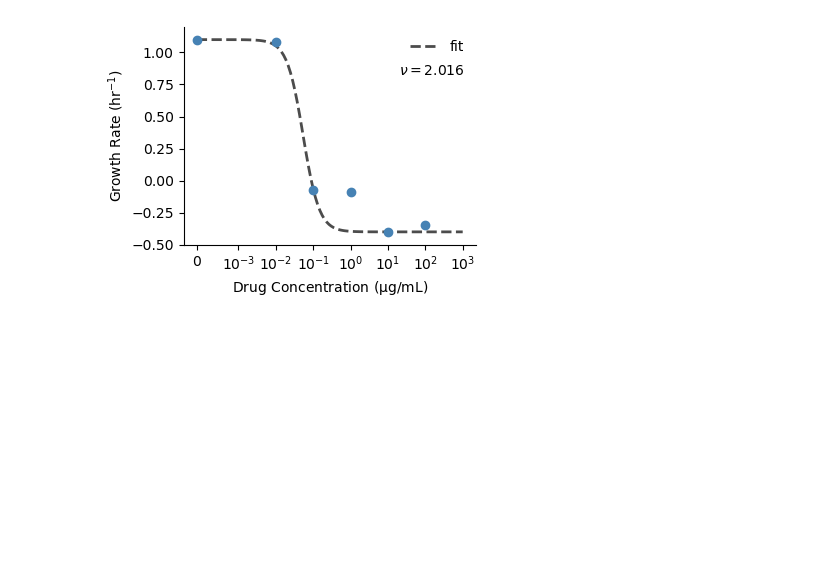
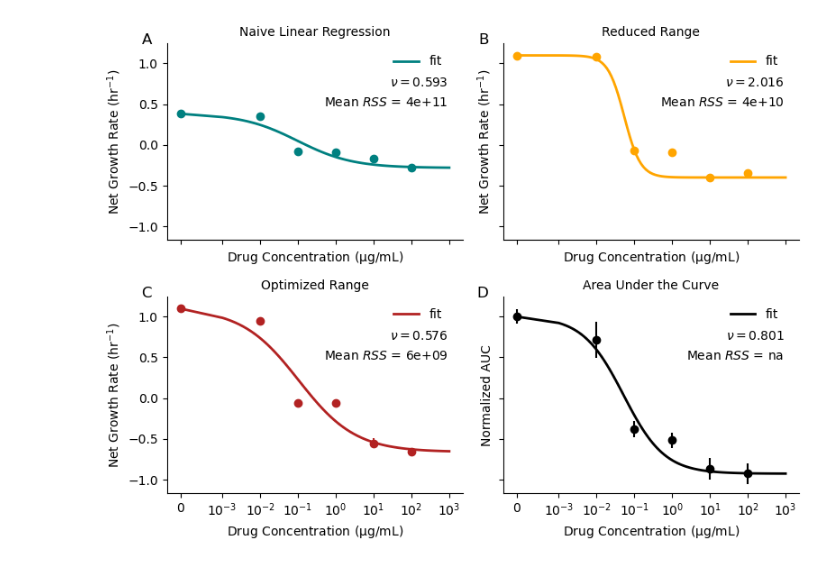
Before and after one commit to eshanking/time-kill-protocol, a Jupyter notebook: data/experiment_code/gr_est_statistical_comparison.ipynb, the cells around one changed output. Cells and saved outputs as stored; diff of their text form; code cells hidden in the pictures; blank space fills up the shorter version.

Commit message:
figure updates

```diff
--- a/data/experiment_code/gr_est_statistical_comparison.ipynb
+++ b/data/experiment_code/gr_est_statistical_comparison.ipynb
@@ -238,3 +345,22 @@ st_err
+# %%
+auc_dict = {}
+
+for key in cell_count_mean.keys():
+
+    auc_est = []
+    for i in range(n_replicates):
+        y = np.log10(cell_count_raw[key][i])
+        y = y/y[0]
+        auc_est.append(np.trapz(time,y))
+
+    dict_t = {'avg':np.mean(auc_est),'err':np.std(auc_est)}
+    auc_dict[key] = dict_t
+
+# normalize for conc = 0
+max_auc = auc_dict[0]['avg']
+for key in auc_dict.keys():
+    auc_dict[key]['mean'] = auc_dict[key]['avg']/max_auc
+    auc_dict[key]['err'] = auc_dict[key]['err']/max_auc
 # %%
 def pharmacodynamic_curve(c, gmax, gmin, mic, k):
     """pharmacodynamic model adapted from Foerster et al.
@@ -250,56 +376,79 @@ def pharmacodynamic_curve(c, gmax, gmin, mic, k):
         gmin (float): min growth rate
         mic (float): estimated minimum inhibitory concentration
         k (float): hill coefficient
     """
     g = []
     for c_t in c:
         if c_t == 0:
             g.append(gmax)
         else:
             g.append(gmax - (((gmax-gmin)*(c_t/mic)**k)/((c_t/mic)**k-(gmin/gmax))))
 
     return g
 
-fig,ax = plt.subplots(figsize=(4,3))
+fig,ax_list = plt.subplots(ncols=2,nrows=2,figsize=(8,6),sharex=True,sharey=True)
 
-gr_mean = np.array([gr_dict[key]['mean'] for key in gr_dict.keys()])*60
-err_vect = np.array([gr_dict[key]['err'] for key in gr_dict.keys()])*60
+pd_est_methods = [naive_reg_dict,naive_range_dict,lin_range_dict,auc_dict]
+titles = ['Naive Linear Regression','Reduced Range','Optimized Range','Area Under the Curve']
+ylabels = ['Net Growth Rate (hr$^{-1}$)','Net Growth Rate (hr$^{-1}$)','Net Growth Rate (hr$^{-1}$)','Normalized AUC']
+color_list = ['teal','orange','firebrick','k']
 
-ax.errorbar(gr_dict.keys(),gr_mean,yerr=err_vect,fmt='o',color='steelblue',alpha=1)
+for i,dict_t in enumerate(pd_est_methods):
 
-conc_list = np.array(list(gr_dict.keys()))
+        gr_mean = np.array([dict_t[key]['mean'] for key in dict_t.keys()])
+        err_vect = np.array([dict_t[key]['err'] for key in dict_t.keys()])
 
-gmin = np.min(gr_mean)
-gmax = np.max(gr_mean)
+        if 'std_err' in dict_t[0].keys():
+            mean_rss = np.array([dict_t[key]['std_err'] for key in dict_t.keys()])
+            mean_rss = np.mean(mean_rss)
+            mean_rss = '{:.0e}'.format(mean_rss)
+        else:
+            mean_rss = 'na'
 
-# p0 = [gmax_est,gmin_est,0.1,1]
+        ax = ax_list.flatten()[i]
 
-p0 = [1,0.1]
-popt,pcov = curve_fit(lambda x, mic,k: pharmacodynamic_curve(x,gmax,gmin,mic,k),
-                        conc_list,gr_mean,p0=p0,maxfev=100000)
+        ax.errorbar(dict_t.keys(),gr_mean,yerr=err_vect,fmt='o',color=color_list[i],alpha=1)
 
-conc_fit = np.logspace(-3,3,100)
-# append 0 to the beginning of the array
-conc_fit = np.insert(conc_fit,0,0)
-gr_fit = pharmacodynamic_curve(conc_fit,gmax,gmin,popt[0],popt[1])
+        conc_list = np.array(list(dict_t.keys()))
 
-gr_fit = np.array(gr_fit)
+        gmin = np.min(gr_mean)
+        gmax = np.max(gr_mean)
 
-ax.plot(conc_fit,gr_fit,'--',color='black',alpha=0.7,linewidth=2,zorder=-1,label='fit')
+        p0 = [1,0.1]
+        popt,pcov = curve_fit(lambda x, mic,k: pharmacodynamic_curve(x,gmax,gmin,mic,k),
+                                conc_list,gr_mean,p0=p0,maxfev=100000)
 
-ax.set_xscale('symlog',linthresh=0.001)
+        conc_fit = np.logspace(-3,3,100)
+        # append 0 to the beginning of the array
+        conc_fit = np.insert(conc_fit,0,0)
+        gr_fit = pharmacodynamic_curve(conc_fit,gmax,gmin,popt[0],popt[1])
 
-ax.legend(frameon=False)
-ax.set_xlabel('Drug Concentration ($\mathrm{\mu}$g/mL)')
-ax.set_ylabel('Growth Rate (hr$^{-1}$)')
+        gr_fit = np.array(gr_fit)
 
-ax.annotate('$\\nu = $' + str(round(popt[1],3)),(0.85,0.8),xycoords='axes fraction',ha='center',va='center')
+        ax.plot(conc_fit,gr_fit,color=color_list[i],alpha=1,linewidth=2,zorder=-1,label='fit')
 
-ax.spines['right'].set_visible(False)
-ax.spines['top'].set_visible(False)
+        ax.set_xscale('symlog',linthresh=0.001)
+
+        ax.legend(frameon=False,loc=[0.75,0.85])
+        ax.set_xlabel('Drug Concentration ($\mathrm{\mu}$g/mL)')
+        ax.set_ylabel(ylabels[i])
+        ax.set_title(titles[i],fontsize=10)
+
+        # get the coordinate of the right corner of the legend
+
+        ax.annotate('$\\nu = $' + str(round(popt[1],3)),(0.95,0.8),xycoords='axes fraction',ha='right',va='center')
+        ax.annotate('Mean $RSS$ = ' + mean_rss,(0.95,0.7),xycoords='axes fraction',ha='right',va='center')
+
+        ax.spines['right'].set_visible(False)
+        ax.spines['top'].set_visible(False)
+
+labels = ['A','B','C','D']
+
+for i,ax in enumerate(ax_list.flatten()):
+    ax.text(-0.05, 1.05, labels[i], transform=ax.transAxes,fontsize=12, va='top', ha='right')
 
 fig.tight_layout()
 
-# fig.savefig('../../figures/pharmacodynamic_fit.pdf',bbox_inches='tight')
+fig.savefig('../../figures/pharmacodynamic_fit.pdf',bbox_inches='tight')
 # %% [output]
-[figure, old version]
+[figure, new version]
```
Also changed, not shown: parts of 6 cells of this notebook, 4 other files.
